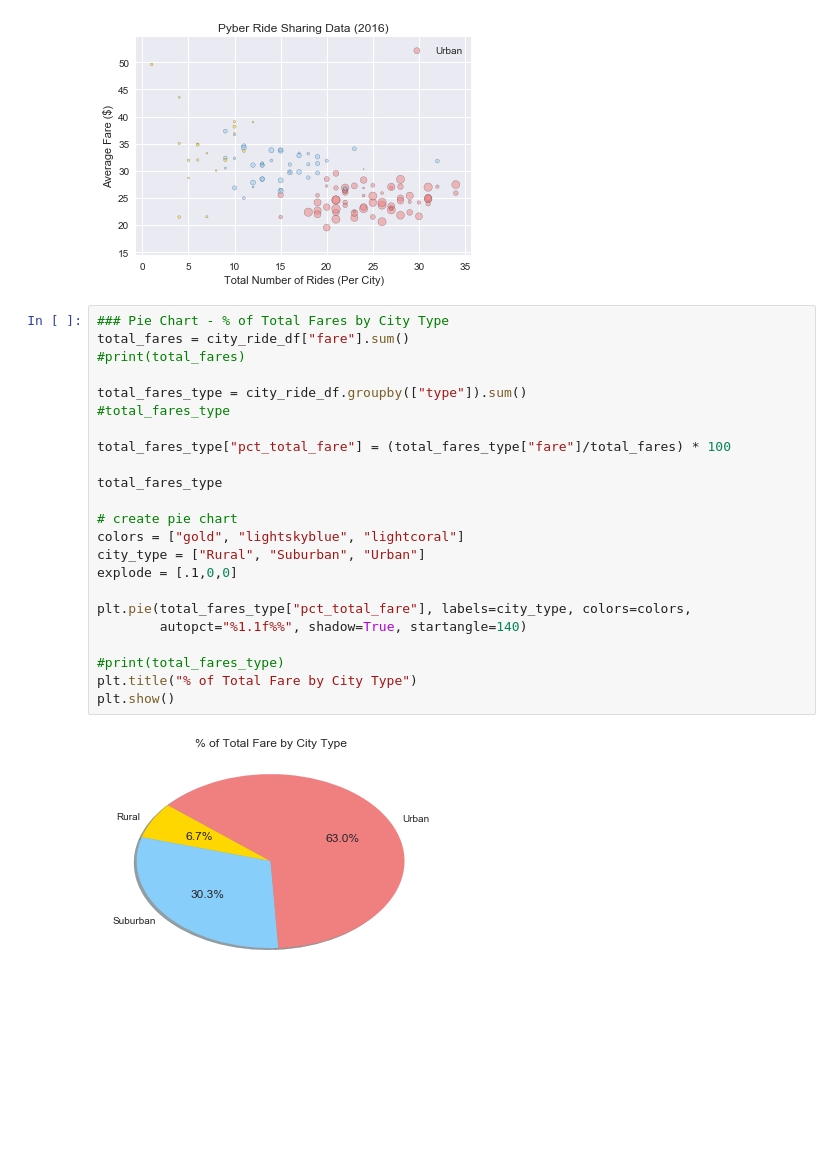
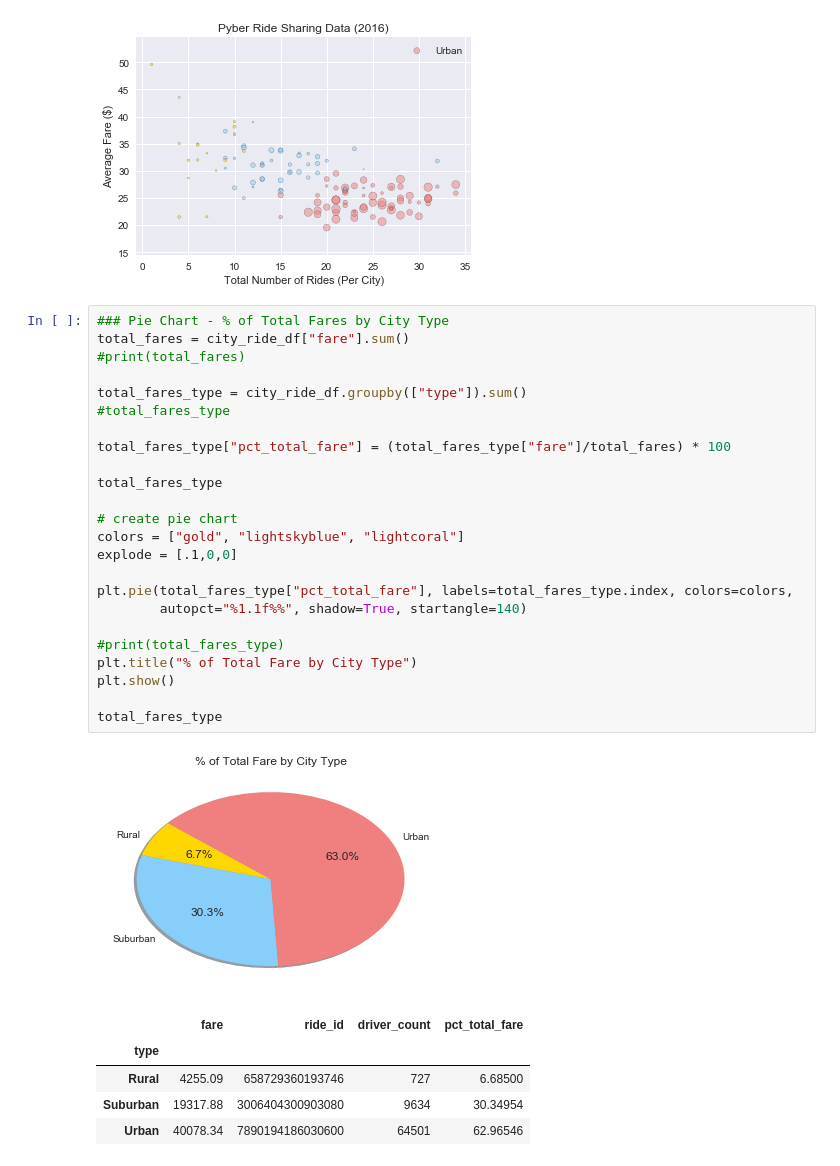
Before and after one commit to navbala/UT-Data-Analytics-Bootcamp, a Jupyter notebook: Homework/Matplotlib/Unit 5 Assignment - Pyber.ipynb, the cells around one changed output. Cells and saved outputs as stored; diff of their text form; blank space fills up the shorter version.

Commit message:
pie charts - labels matched to index value but still need to map colors to labels

```diff
--- a/Homework/Matplotlib/Unit 5 Assignment - Pyber.ipynb
+++ b/Homework/Matplotlib/Unit 5 Assignment - Pyber.ipynb
@@ -129,28 +129,34 @@ plt.show()
 # %%
 ### Pie Chart - % of Total Fares by City Type
 total_fares = city_ride_df["fare"].sum()
 #print(total_fares)
 
 total_fares_type = city_ride_df.groupby(["type"]).sum()
 #total_fares_type
 
 total_fares_type["pct_total_fare"] = (total_fares_type["fare"]/total_fares) * 100
 
 total_fares_type
 
 # create pie chart
 colors = ["gold", "lightskyblue", "lightcoral"]
-city_type = ["Rural", "Suburban", "Urban"]
 explode = [.1,0,0]
 
-plt.pie(total_fares_type["pct_total_fare"], labels=city_type, colors=colors,
+plt.pie(total_fares_type["pct_total_fare"], labels=total_fares_type.index, colors=colors,
         autopct="%1.1f%%", shadow=True, startangle=140)
 
 #print(total_fares_type)
 plt.title("% of Total Fare by City Type")
 plt.show()
+
+total_fares_type
 # %% [output]
 [figure]
+|  | fare | ride_id | driver_count | pct_total_fare |
+| type |  |  |  |  |
+| Rural | 4255.09 | 658729360193746 | 727 | 6.68500 |
+| Suburban | 19317.88 | 3006404300903080 | 9634 | 30.34954 |
+| Urban | 40078.34 | 7890194186030600 | 64501 | 62.96546 |
 # %%
 ### Pie Chart - % Total Rides by City Type
 total_rides = city_ride_df["fare"].count()
```
Also changed, not shown: parts of 2 cells of this notebook.
